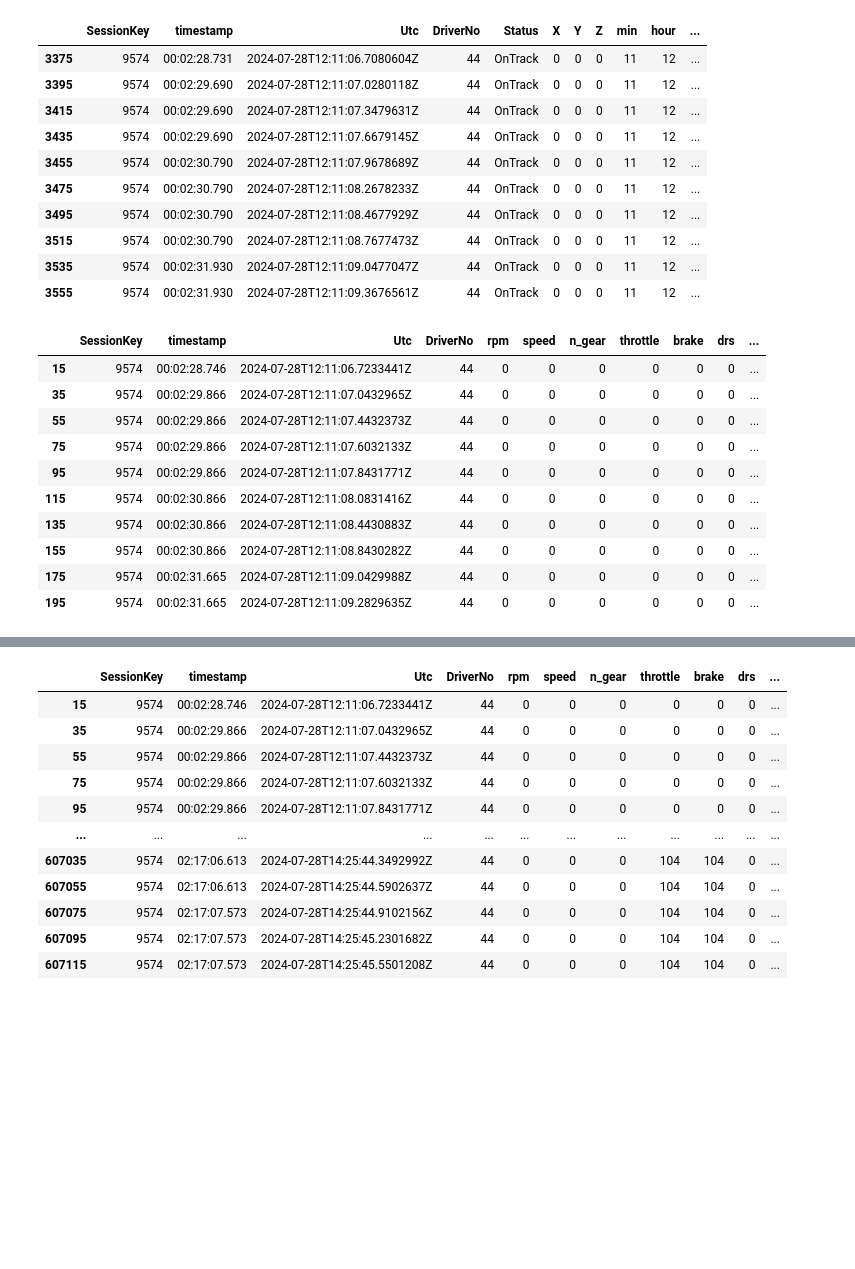
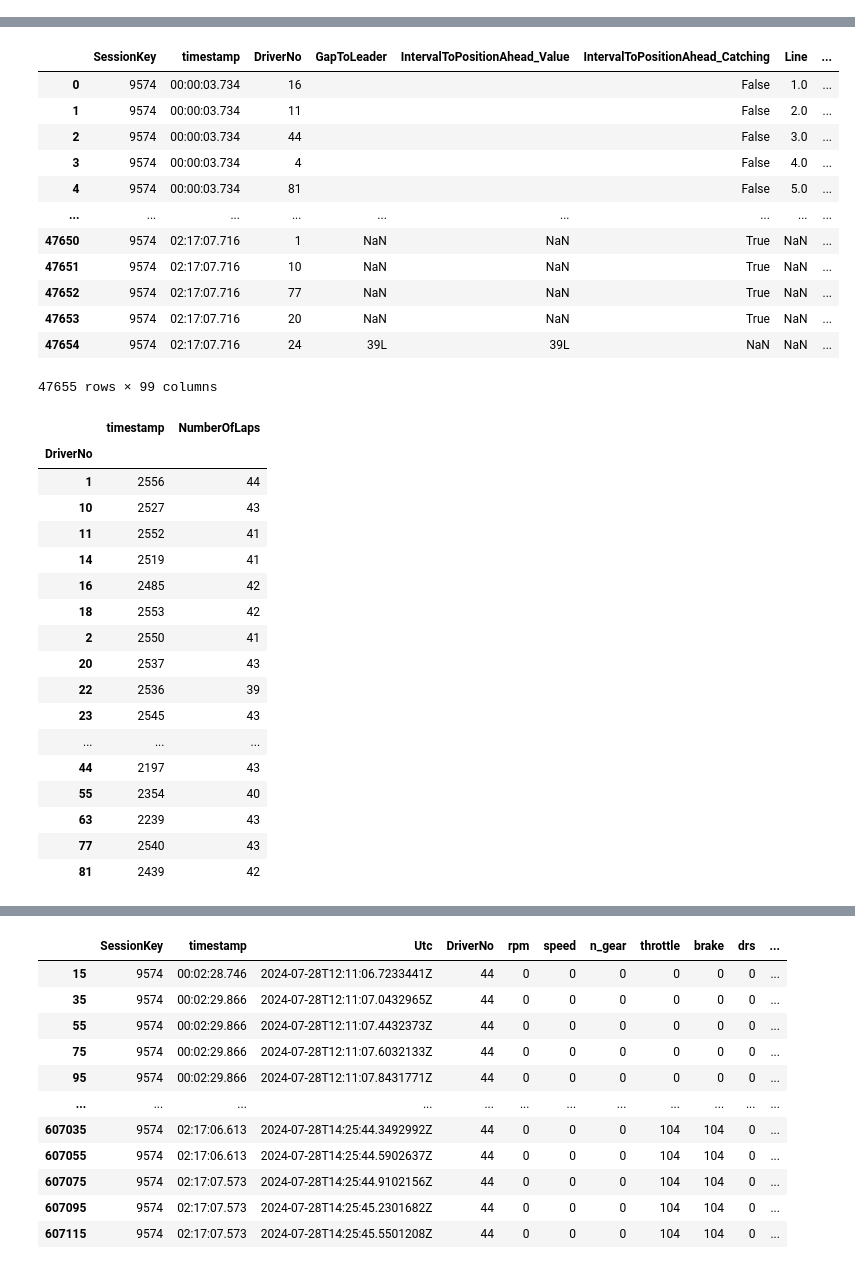
Before and after one commit to GoktugOcal/LiveF1, a Jupyter notebook: test.ipynb, the cells around one changed output, grey strips where cells are left out. Cells and saved outputs as stored; diff of their text form; code cells hidden in the pictures; blank space fills up the shorter version.

```diff
--- a/test.ipynb
+++ b/test.ipynb
@@ -20,26 +20,5 @@ Session Name : Race
-# %%
-display(df_pos[df_pos['DriverNo'] == "44"].iloc[168:1000].head(10))
-display(df_car[df_car['DriverNo'] == "44"].head(10))
-# %% [output]
-|  | SessionKey | timestamp | Utc | DriverNo | Status | X | Y | Z | min | hour | ... |
-| 3375 | 9574 | 00:02:28.731 | 2024-07-28T12:11:06.7080604Z | 44 | OnTrack | 0 | 0 | 0 | 11 | 12 | ... |
-| 3395 | 9574 | 00:02:29.690 | 2024-07-28T12:11:07.0280118Z | 44 | OnTrack | 0 | 0 | 0 | 11 | 12 | ... |
-| 3415 | 9574 | 00:02:29.690 | 2024-07-28T12:11:07.3479631Z | 44 | OnTrack | 0 | 0 | 0 | 11 | 12 | ... |
-| 3435 | 9574 | 00:02:29.690 | 2024-07-28T12:11:07.6679145Z | 44 | OnTrack | 0 | 0 | 0 | 11 | 12 | ... |
-| 3455 | 9574 | 00:02:30.790 | 2024-07-28T12:11:07.9678689Z | 44 | OnTrack | 0 | 0 | 0 | 11 | 12 | ... |
-| 3475 | 9574 | 00:02:30.790 | 2024-07-28T12:11:08.2678233Z | 44 | OnTrack | 0 | 0 | 0 | 11 | 12 | ... |
-| 3495 | 9574 | 00:02:30.790 | 2024-07-28T12:11:08.4677929Z | 44 | OnTrack | 0 | 0 | 0 | 11 | 12 | ... |
-| 3515 | 9574 | 00:02:30.790 | 2024-07-28T12:11:08.7677473Z | 44 | OnTrack | 0 | 0 | 0 | 11 | 12 | ... |
-| 3535 | 9574 | 00:02:31.930 | 2024-07-28T12:11:09.0477047Z | 44 | OnTrack | 0 | 0 | 0 | 11 | 12 | ... |
-| 3555 | 9574 | 00:02:31.930 | 2024-07-28T12:11:09.3676561Z | 44 | OnTrack | 0 | 0 | 0 | 11 | 12 | ... |
-|  | SessionKey | timestamp | Utc | DriverNo | rpm | speed | n_gear | throttle | brake | drs | ... |
-| 15 | 9574 | 00:02:28.746 | 2024-07-28T12:11:06.7233441Z | 44 | 0 | 0 | 0 | 0 | 0 | 0 | ... |
-| 35 | 9574 | 00:02:29.866 | 2024-07-28T12:11:07.0432965Z | 44 | 0 | 0 | 0 | 0 | 0 | 0 | ... |
-| 55 | 9574 | 00:02:29.866 | 2024-07-28T12:11:07.4432373Z | 44 | 0 | 0 | 0 | 0 | 0 | 0 | ... |
-| 75 | 9574 | 00:02:29.866 | 2024-07-28T12:11:07.6032133Z | 44 | 0 | 0 | 0 | 0 | 0 | 0 | ... |
-| 95 | 9574 | 00:02:29.866 | 2024-07-28T12:11:07.8431771Z | 44 | 0 | 0 | 0 | 0 | 0 | 0 | ... |
-| 115 | 9574 | 00:02:30.866 | 2024-07-28T12:11:08.0831416Z | 44 | 0 | 0 | 0 | 0 | 0 | 0 | ... |
-| 135 | 9574 | 00:02:30.866 | 2024-07-28T12:11:08.4430883Z | 44 | 0 | 0 | 0 | 0 | 0 | 0 | ... |
-| 155 | 9574 | 00:02:30.866 | 2024-07-28T12:11:08.8430282Z | 44 | 0 | 0 | 0 | 0 | 0 | 0 | ... |
-| 175 | 9574 | 00:02:31.665 | 2024-07-28T12:11:09.0429988Z | 44 | 0 | 0 | 0 | 0 | 0 | 0 | ... |
-| 195 | 9574 | 00:02:31.665 | 2024-07-28T12:11:09.2829635Z | 44 | 0 | 0 | 0 | 0 | 0 | 0 | ... |
+# %%
+res = session.get_data(dataName="Timing_Data")
+df_exp = pd.DataFrame(res.value)
+df_exp
+# %% [output]
@@ -45,0 +30,34 @@ display(df_car[df_car['DriverNo'] == "44"].head(10))
+|  | SessionKey | timestamp | DriverNo | GapToLeader | IntervalToPositionAhead_Value | IntervalToPositionAhead_Catching | Line | ... |
+| 0 | 9574 | 00:00:03.734 | 16 |  |  | False | 1.0 | ... |
+| 1 | 9574 | 00:00:03.734 | 11 |  |  | False | 2.0 | ... |
+| 2 | 9574 | 00:00:03.734 | 44 |  |  | False | 3.0 | ... |
+| 3 | 9574 | 00:00:03.734 | 4 |  |  | False | 4.0 | ... |
+| 4 | 9574 | 00:00:03.734 | 81 |  |  | False | 5.0 | ... |
+| ... | ... | ... | ... | ... | ... | ... | ... | ... |
+| 47650 | 9574 | 02:17:07.716 | 1 | NaN | NaN | True | NaN | ... |
+| 47651 | 9574 | 02:17:07.716 | 10 | NaN | NaN | True | NaN | ... |
+| 47652 | 9574 | 02:17:07.716 | 77 | NaN | NaN | True | NaN | ... |
+| 47653 | 9574 | 02:17:07.716 | 20 | NaN | NaN | True | NaN | ... |
+| 47654 | 9574 | 02:17:07.716 | 24 | 39L | 39L | NaN | NaN | ... |
+47655 rows × 99 columns
+# %%
+df_exp[["timestamp","DriverNo","NumberOfLaps"]].groupby("DriverNo").count()
+# %% [output]
+|  | timestamp | NumberOfLaps |
+| DriverNo |  |  |
+| 1 | 2556 | 44 |
+| 10 | 2527 | 43 |
+| 11 | 2552 | 41 |
+| 14 | 2519 | 41 |
+| 16 | 2485 | 42 |
+| 18 | 2553 | 42 |
+| 2 | 2550 | 41 |
+| 20 | 2537 | 43 |
+| 22 | 2536 | 39 |
+| 23 | 2545 | 43 |
+| ... | ... | ... |
+| 44 | 2197 | 43 |
+| 55 | 2354 | 40 |
+| 63 | 2239 | 43 |
+| 77 | 2540 | 43 |
+| 81 | 2439 | 42 |
```
Also changed, not shown: parts of 19 cells of this notebook, 1 other file.
